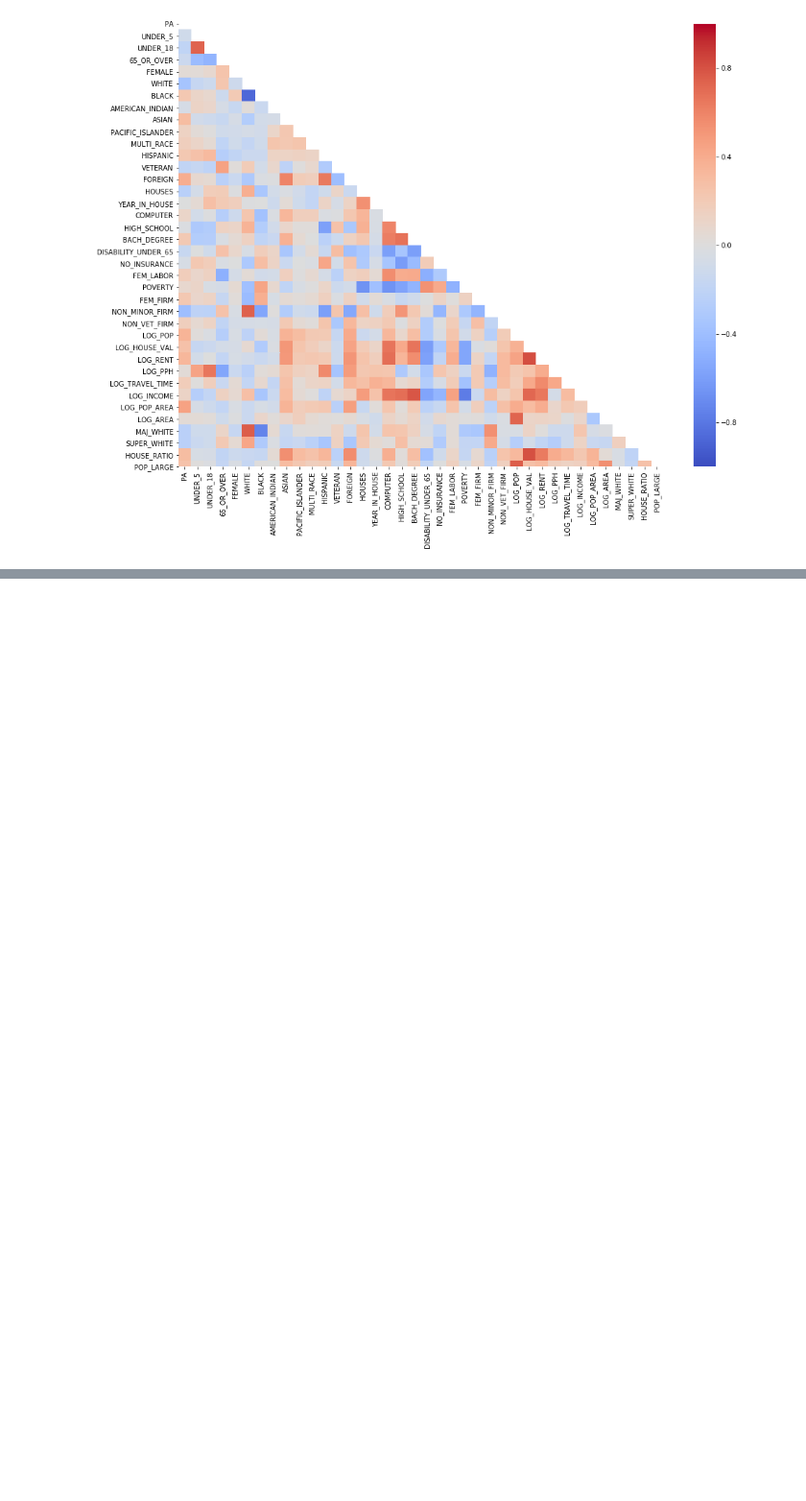
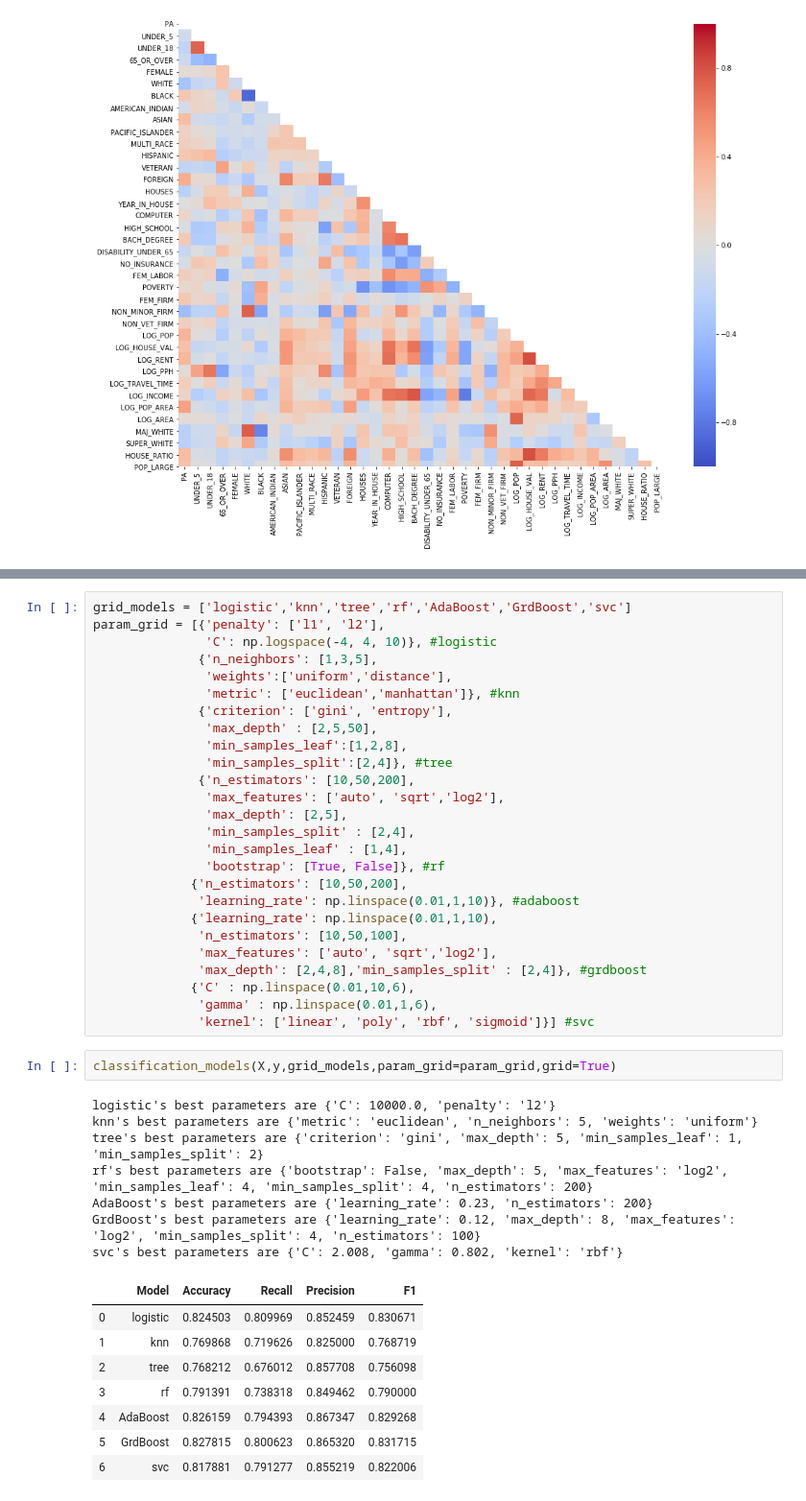
Before and after one commit to CaryMosley/PoliticalAffiliation, a Jupyter notebook: Modeling.ipynb, the cells around one changed output, grey strips where cells are left out. Shown at 96% size. Drawn from its saved outputs; the diff is of its cells as text; blank space fills up the shorter version.

```diff
--- a/Modeling.ipynb
+++ b/Modeling.ipynb
@@ -269,0 +380,44 @@ z test for all engineered features
+# %%
+grid_models = ['logistic','knn','tree','rf','AdaBoost','GrdBoost','svc']
+param_grid = [{'penalty': ['l1', 'l2'],
+               'C': np.logspace(-4, 4, 10)}, #logistic
+              {'n_neighbors': [1,3,5],
+               'weights':['uniform','distance'],
+               'metric': ['euclidean','manhattan']}, #knn
+              {'criterion': ['gini', 'entropy'],
+               'max_depth' : [2,5,50],
+               'min_samples_leaf':[1,2,8],
+               'min_samples_split':[2,4]}, #tree
+              {'n_estimators': [10,50,200],
+               'max_features': ['auto', 'sqrt','log2'],
+               'max_depth': [2,5],
+               'min_samples_split' : [2,4],
+               'min_samples_leaf' : [1,4],
+               'bootstrap': [True, False]}, #rf
+             {'n_estimators': [10,50,200],
+              'learning_rate': np.linspace(0.01,1,10)}, #adaboost
+             {'learning_rate': np.linspace(0.01,1,10),
+              'n_estimators': [10,50,100],
+              'max_features': ['auto', 'sqrt','log2'],
+              'max_depth': [2,4,8],'min_samples_split' : [2,4]}, #grdboost
+             {'C' : np.linspace(0.01,10,6),
+              'gamma' : np.linspace(0.01,1,6),
+              'kernel': ['linear', 'poly', 'rbf', 'sigmoid']}] #svc
+# %%
+classification_models(X,y,grid_models,param_grid=param_grid,grid=True)
+# %% [output]
+logistic's best parameters are {'C': 10000.0, 'penalty': 'l2'}
+knn's best parameters are {'metric': 'euclidean', 'n_neighbors': 5, 'weights': 'uniform'}
+tree's best parameters are {'criterion': 'gini', 'max_depth': 5, 'min_samples_leaf': 1, 'min_samples_split': 2}
+rf's best parameters are {'bootstrap': False, 'max_depth': 5, 'max_features': 'log2', 'min_samples_leaf': 4, 'min_samples_split': 4, 'n_estimators': 200}
+AdaBoost's best parameters are {'learning_rate': 0.23, 'n_estimators': 200}
+GrdBoost's best parameters are {'learning_rate': 0.12, 'max_depth': 8, 'max_features': 'log2', 'min_samples_split': 4, 'n_estimators': 100}
+svc's best parameters are {'C': 2.008, 'gamma': 0.802, 'kernel': 'rbf'}
+|  | Model | Accuracy | Recall | Precision | F1 |
+| 0 | logistic | 0.824503 | 0.809969 | 0.852459 | 0.830671 |
+| 1 | knn | 0.769868 | 0.719626 | 0.825000 | 0.768719 |
+| 2 | tree | 0.768212 | 0.676012 | 0.857708 | 0.756098 |
+| 3 | rf | 0.791391 | 0.738318 | 0.849462 | 0.790000 |
+| 4 | AdaBoost | 0.826159 | 0.794393 | 0.867347 | 0.829268 |
+| 5 | GrdBoost | 0.827815 | 0.800623 | 0.865320 | 0.831715 |
+| 6 | svc | 0.817881 | 0.791277 | 0.855219 | 0.822006 |
```
Also changed, not shown: parts of 31 cells of this notebook.
